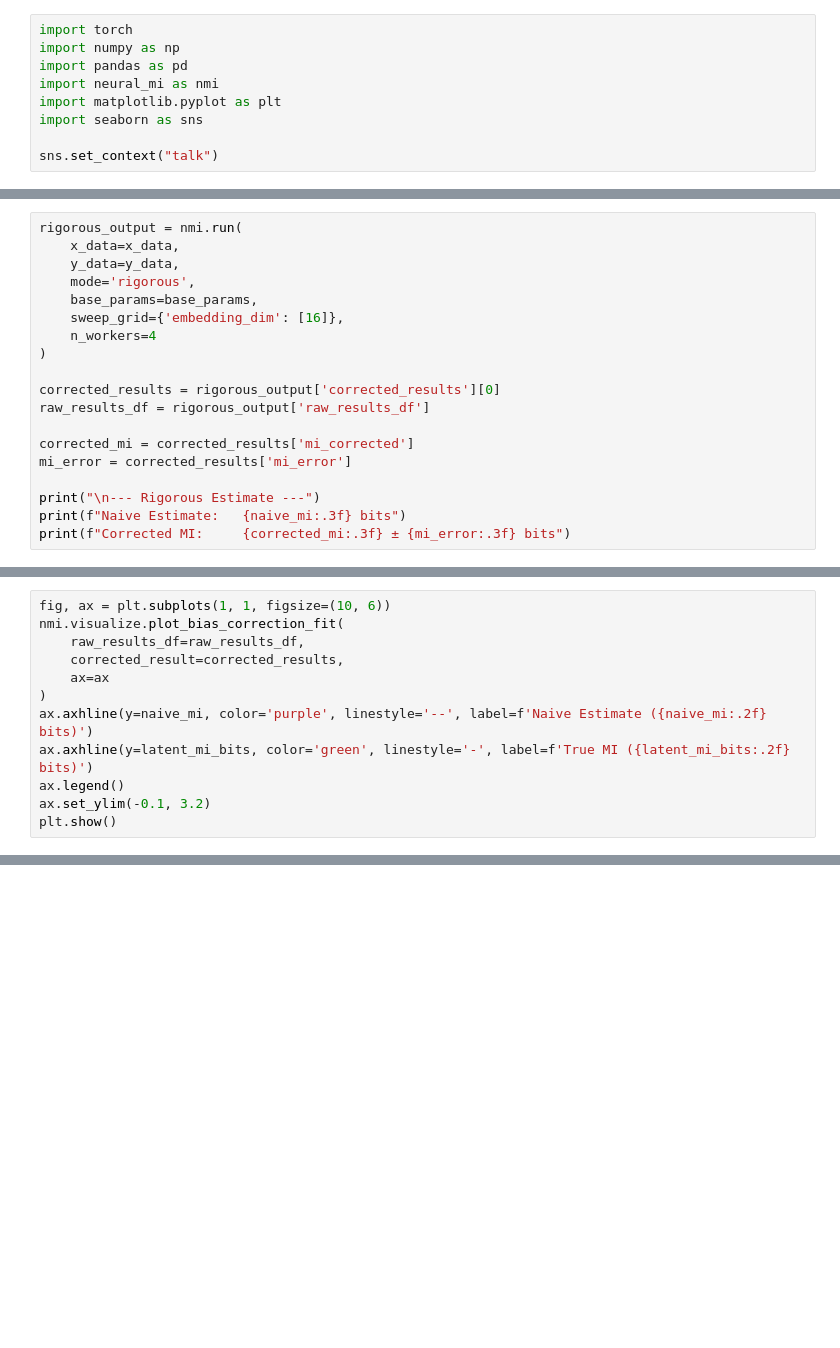
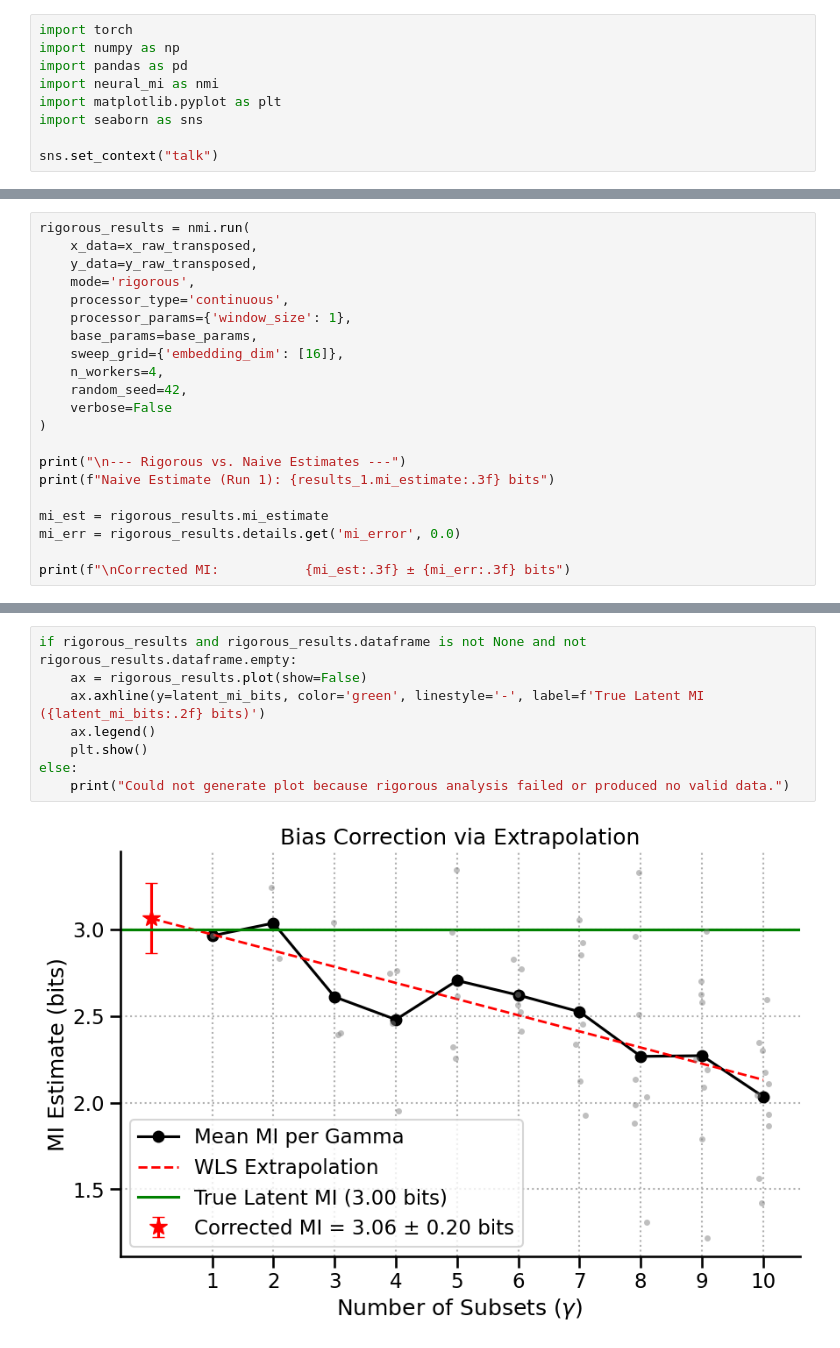
Before and after one commit to eslam-abdelaleem/NeuralMI, a Jupyter notebook: tutorials/04_rigorous_analysis.ipynb, the cells around one changed output, grey strips where cells are left out. Cells and saved outputs as stored; diff of their text form; blank space fills up the shorter version.

```diff
--- a/tutorials/04_rigorous_analysis.ipynb
+++ b/tutorials/04_rigorous_analysis.ipynb
@@ -86,19 +88,21 @@ The `'rigorous'` mode performs subsampling and extrapolation to remove the finit
 # %%
-rigorous_output = nmi.run(
-    x_data=x_data,
-    y_data=y_data,
+rigorous_results = nmi.run(
+    x_data=x_raw_transposed,
+    y_data=y_raw_transposed,
     mode='rigorous',
+    processor_type='continuous',
+    processor_params={'window_size': 1},
     base_params=base_params,
     sweep_grid={'embedding_dim': [16]},
-    n_workers=4
+    n_workers=4,
+    random_seed=42,
+    verbose=False
 )
 
-corrected_results = rigorous_output['corrected_results'][0]
-raw_results_df = rigorous_output['raw_results_df']
+print("\n--- Rigorous vs. Naive Estimates ---")
+print(f"Naive Estimate (Run 1): {results_1.mi_estimate:.3f} bits")
 
-corrected_mi = corrected_results['mi_corrected']
-mi_error = corrected_results['mi_error']
+mi_est = rigorous_results.mi_estimate
+mi_err = rigorous_results.details.get('mi_error', 0.0)
 
-print("\n--- Rigorous Estimate ---")
-print(f"Naive Estimate:   {naive_mi:.3f} bits")
-print(f"Corrected MI:     {corrected_mi:.3f} ± {mi_error:.3f} bits")
+print(f"\nCorrected MI:           {mi_est:.3f} ± {mi_err:.3f} bits")
@@ -109,12 +117,0 @@ The plot shows the raw MI estimates for each number of subsets ($\gamma$) and th
-# %%
-fig, ax = plt.subplots(1, 1, figsize=(10, 6))
-nmi.visualize.plot_bias_correction_fit(
-    raw_results_df=raw_results_df,
-    corrected_result=corrected_results,
-    ax=ax
-)
-ax.axhline(y=naive_mi, color='purple', linestyle='--', label=f'Naive Estimate ({naive_mi:.2f} bits)')
-ax.axhline(y=latent_mi_bits, color='green', linestyle='-', label=f'True MI ({latent_mi_bits:.2f} bits)')
-ax.legend()
-ax.set_ylim(-0.1, 3.2)
-plt.show()
@@ -120,0 +122,10 @@ plt.show()
+# %%
+if rigorous_results and rigorous_results.dataframe is not None and not rigorous_results.dataframe.empty:
+    ax = rigorous_results.plot(show=False)
+    ax.axhline(y=latent_mi_bits, color='green', linestyle='-', label=f'True Latent MI ({latent_mi_bits:.2f} bits)')
+    ax.legend()
+    plt.show()
+else:
+    print("Could not generate plot because rigorous analysis failed or produced no valid data.")
+# %% [output]
+[figure, added]
```
Also changed, not shown: parts of 20 cells of this notebook, 6 other files.
